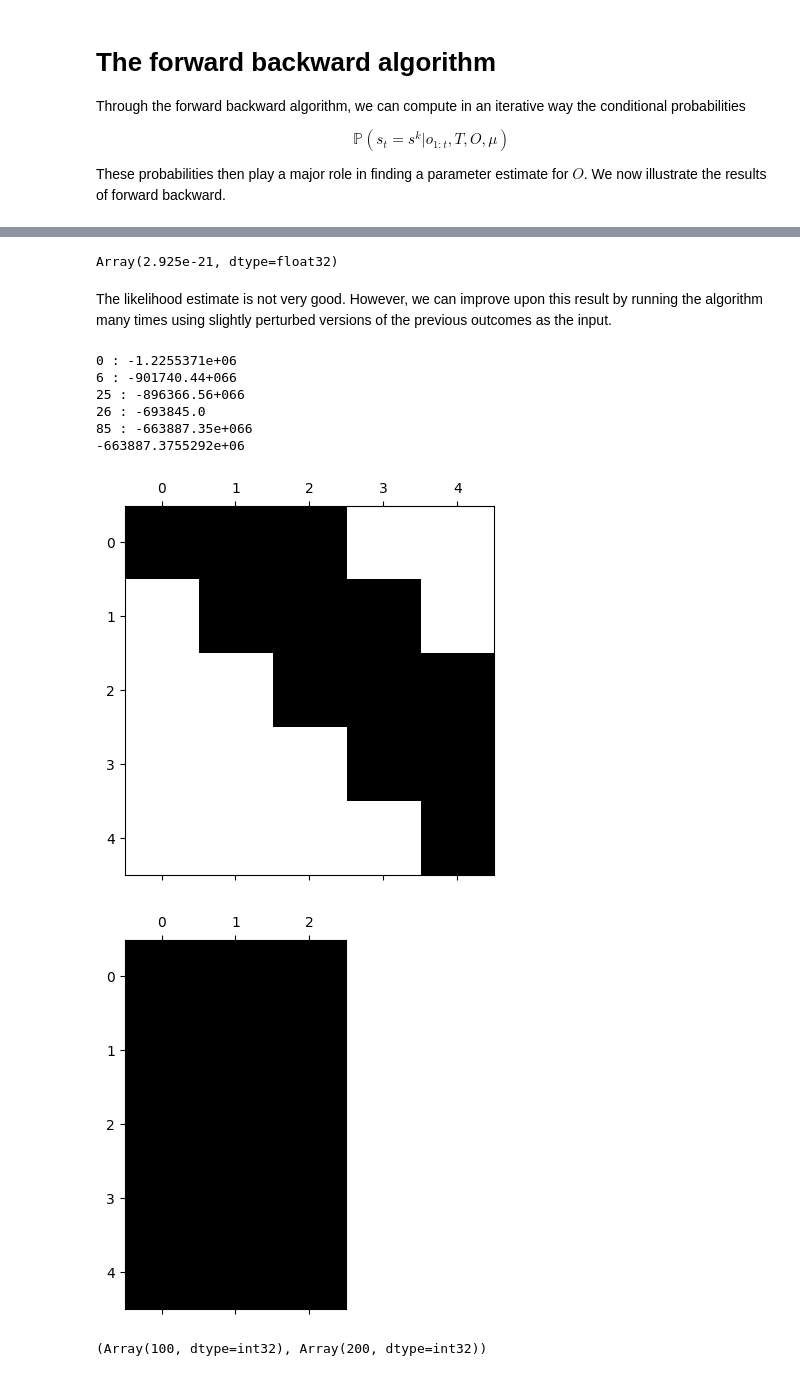
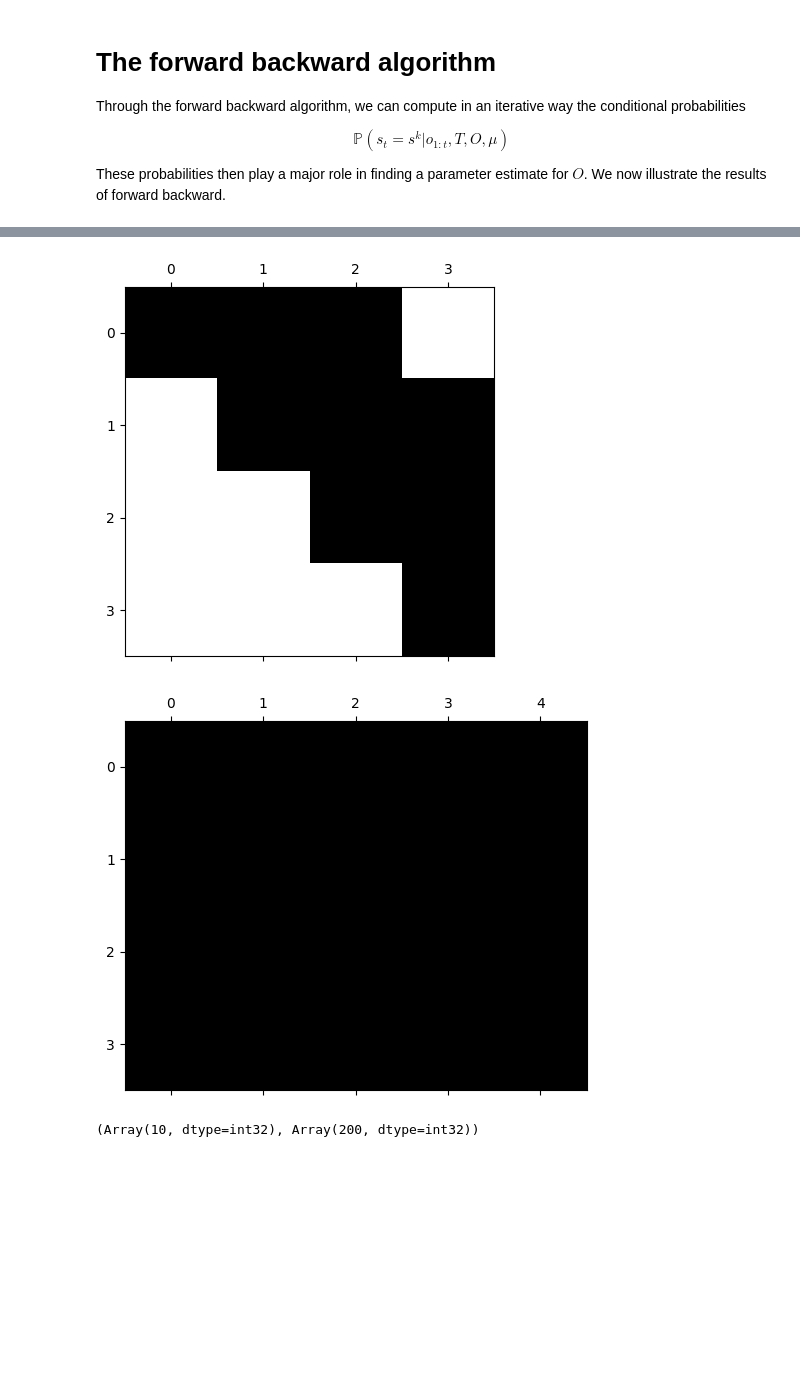
Before and after one commit to tobias-heinzle/BaumWelchJax, a Jupyter notebook: test_algorithm.ipynb, the cells around one changed output, grey strips where cells are left out. Cells and saved outputs as stored; diff of their text form; code cells hidden in the pictures; blank space fills up the shorter version.

```diff
--- a/test_algorithm.ipynb
+++ b/test_algorithm.ipynb
@@ -14,12 +14,8 @@ In this notebook, we explore the parameter inference of hidden Markov models usi
 First we have to define the problem.
 # %%
 seed = 0
-n = 5 # Number of states
-m = 3 # Number of observations
-
-rng_key = key(seed)
-rng_key, O_key, mu_key = split(rng_key, 3)
-
+n = 4 # Number of states
+m = 5 # Number of observations
 # Construct a transition matrix that stays in the same state with 99% probability and transitions to the next with 1%
 T = 0.90 * jnp.eye(n)
 T = T + 0.1 * jnp.eye(n, k=1)
@@ -31,10 +27,11 @@ mu = mu.at[n -1].set(0)
 mu = mu / jnp.sum(mu)
 
 # Construct a noisy observation matrix
-O = uniform(O_key, (n, m))
+O = jnp.zeros((n, m))
 O = O * jnp.linspace(0, 1, n)[:, None]
+O = O.at[0, 0].set(1.0)
 for s in range(n):
-    O = O.at[s, (s * m) // n ].set(.5)
+    O = O.at[s].set(jnp.exp(- ((jnp.arange(m) - (s*m) / n)**2)/(s + 1)))
 O = O.at[n-1].set(0.0)
 O = O.at[n-1, m-1].set(1.0)
 O = O / jnp.sum(O, axis=-1)[:,None]
@@ -197,53 +179,6 @@ plt.show()
-# %%
-llhood = likelihood(observations[0], T_approx, O_approx, mu)
-llhood
-# %% [output]
-Array(2.925e-21, dtype=float32)
-# %% [markdown]
-The likelihood estimate is not very good. However, we can improve upon this result by running the algorithm many times using slightly perturbed versions of the previous outcomes as the input.
-# %%
-from likelihoods import log_likelihood
-
-n_steps = 100
-n_train = 300
-
-best_llhood = -jnp.inf
-
-T_approx = jnp.zeros_like(T)
-O_approx = jnp.zeros_like(O)
-
-T_best = jnp.triu(uniform(key(0), T.shape)) * jnp.tril(jnp.full_like(T, 1.0), 1)
-O_best = uniform(key(1), O.shape)
-
-for k in range(n_steps):
-    T_init = jnp.triu(uniform(key(k), T.shape)) * jnp.tril(jnp.full_like(T, 1.0), 1)
-    O_init = uniform(key(k + n_steps), O.shape)
-    T_init = T_init / jnp.sum(T_init, axis=1)[:, None]
-    O_init = O_init / jnp.sum(O_init, axis=1)[:, None]
-
-    train_indices = jax.random.choice(key(k), jnp.arange(len(observations)), (n_train, ), replace=False)
-
-    T_approx, O_approx = baum_welch(observations[train_indices], T_init, O_init, mu, epsilon=1e-8)
-
-    log_llhood = jax.vmap(lambda _obs: log_likelihood(_obs, T_approx, O_approx, mu))(observations)
-
-    total_loglikelihood = jnp.sum(log_llhood)
-    print(k, ":", total_loglikelihood, end="\r")
-    if total_loglikelihood >= best_llhood:
-        T_best = T_approx.copy()
-        O_best = O_approx.copy()
-        best_llhood = total_loglikelihood
-        print(k, ":", best_llhood)
-print(best_llhood)
-# %% [output]
-0 : -1.2255371e+06
-6 : -901740.44+066
-25 : -896366.56+066
-26 : -693845.0
-85 : -663887.35e+066
--663887.3755292e+06
 # %%
 from functools import partial
+from inference import baum_welch
 
 @partial(jax.jit, static_argnames=["batch_size", "parallel_batches"])
 def fit_parallel(
@@ -252,7 +187,7 @@ def fit_parallel(
     T_structure,
     O_structure,
     mu,
-    batch_size: int = 100,
+    batch_size: int = 10,
     parallel_batches: int = 3_000):
 
     batch_key, *key_arr = split(rng_key, 1 + parallel_batches)
@@ -260,34 +195,34 @@ def fit_parallel(
 
     def fit(rng_key, batch):
         key_T, key_O = split(rng_key)
 
         jax.debug.print("{}", batch.shape)
 
         _T = uniform(key_T, T_structure.shape) * T_structure
         _O = uniform(key_O, O_structure.shape) * O_structure
 
         _T = _T / jnp.sum(_T, axis=1)[:, None]
         _O = _O / jnp.sum(_O, axis=1)[:, None]
 
         return baum_welch(batch, _T, _O, mu)
 
 
     _T_arr, _O_arr = jax.vmap(fit, in_axes=(0, 0))(jnp.array(key_arr), obs[train_batches])
 
     return _T_arr, _O_arr
 
 T_structure = jnp.tril(jnp.triu(jnp.ones_like(T)), 2)
 O_structure = jnp.ones_like(O)
 
 plt.spy(T_structure)
 plt.show()
 
 plt.spy(O_structure)
 plt.show()
 
 T_arr, O_arr = fit_parallel(key(0), observations, T_structure, O_structure,  mu)
 # %% [output]
-[figure, old version]
+[figure, new version]
-[figure, old version]
+[figure, new version]
-(Array(100, dtype=int32), Array(200, dtype=int32))
+(Array(10, dtype=int32), Array(200, dtype=int32))
 # %%
```
Also changed, not shown: parts of 10 cells of this notebook.
